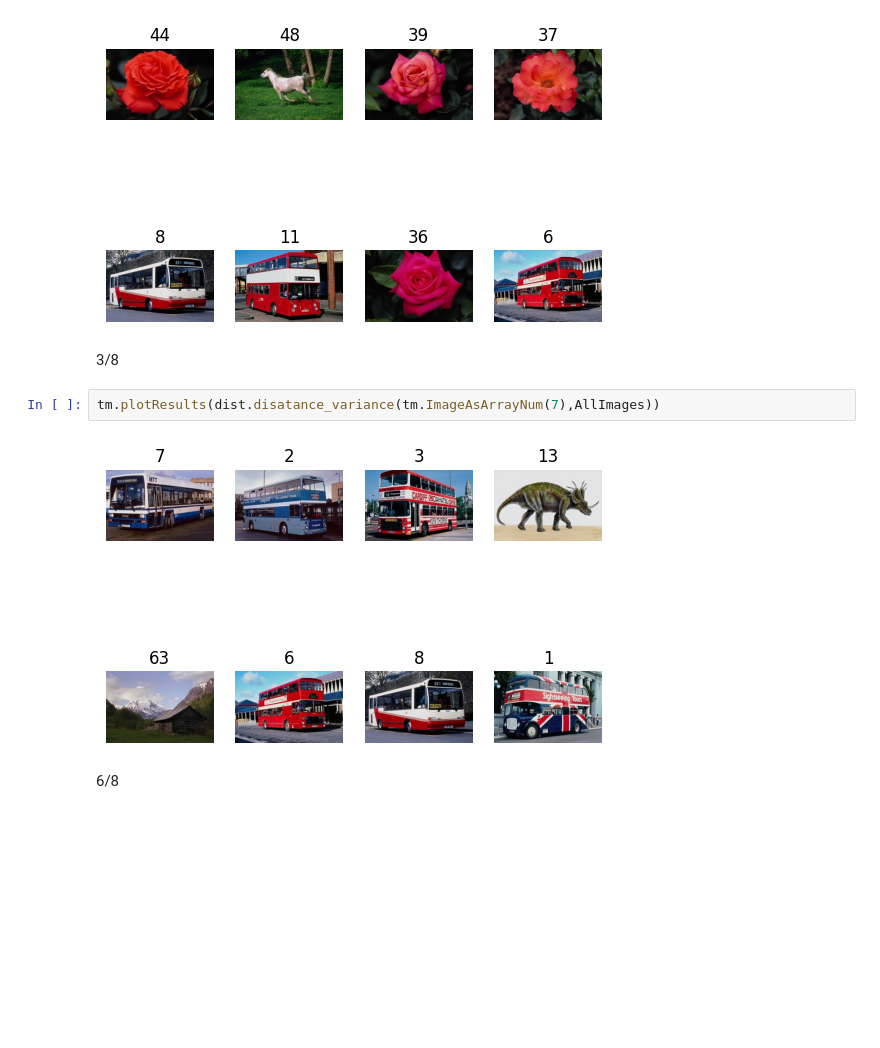
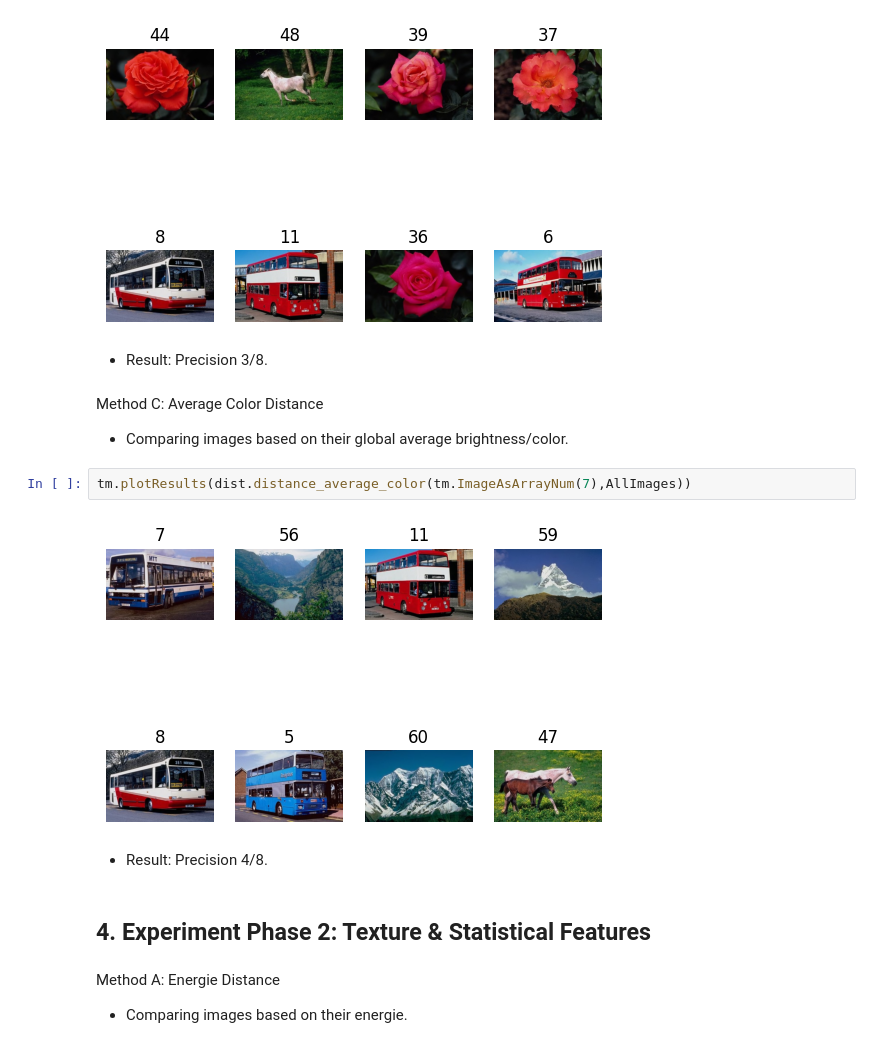
Before and after one commit to ElMehdiEssakhi/TextureSimilarity-Python, a Jupyter notebook: similaritySearch.ipynb, the cells around one changed output. Drawn from its saved outputs; the diff is of its cells as text; blank space fills up the shorter version.

```diff
--- a/similaritySearch.ipynb
+++ b/similaritySearch.ipynb
@@ -49,11 +55,19 @@ tm.plotResults(dist.distance_histogram(tm.ImageAsArrayNum(44),AllImages))
 # %% [output]
 [figure]
 # %% [markdown]
-3/8
+* Result: Precision 3/8.
+# %% [markdown]
+Method C: Average Color Distance
+* Comparing images based on their global average brightness/color.
 # %%
-tm.plotResults(dist.disatance_variance(tm.ImageAsArrayNum(7),AllImages))
+tm.plotResults(dist.distance_average_color(tm.ImageAsArrayNum(7),AllImages))
 # %% [output]
-[figure, old version]
+[figure, new version]
 # %% [markdown]
-6/8
+* Result: Precision 4/8.
+# %% [markdown]
+## 4. Experiment Phase 2: Texture & Statistical Features
+# %% [markdown]
+Method A: Energie Distance
+* Comparing images based on their energie.
 # %%
```
Also changed, not shown: parts of 41 cells of this notebook.
